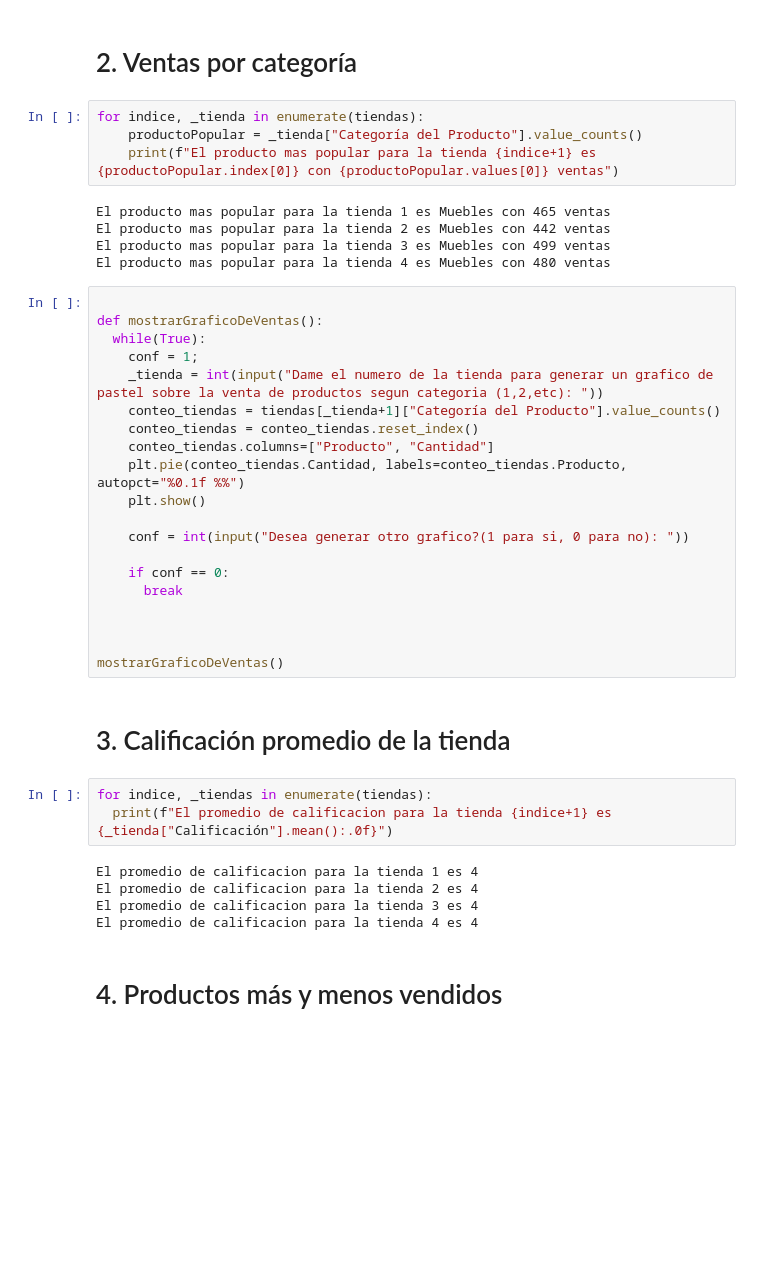
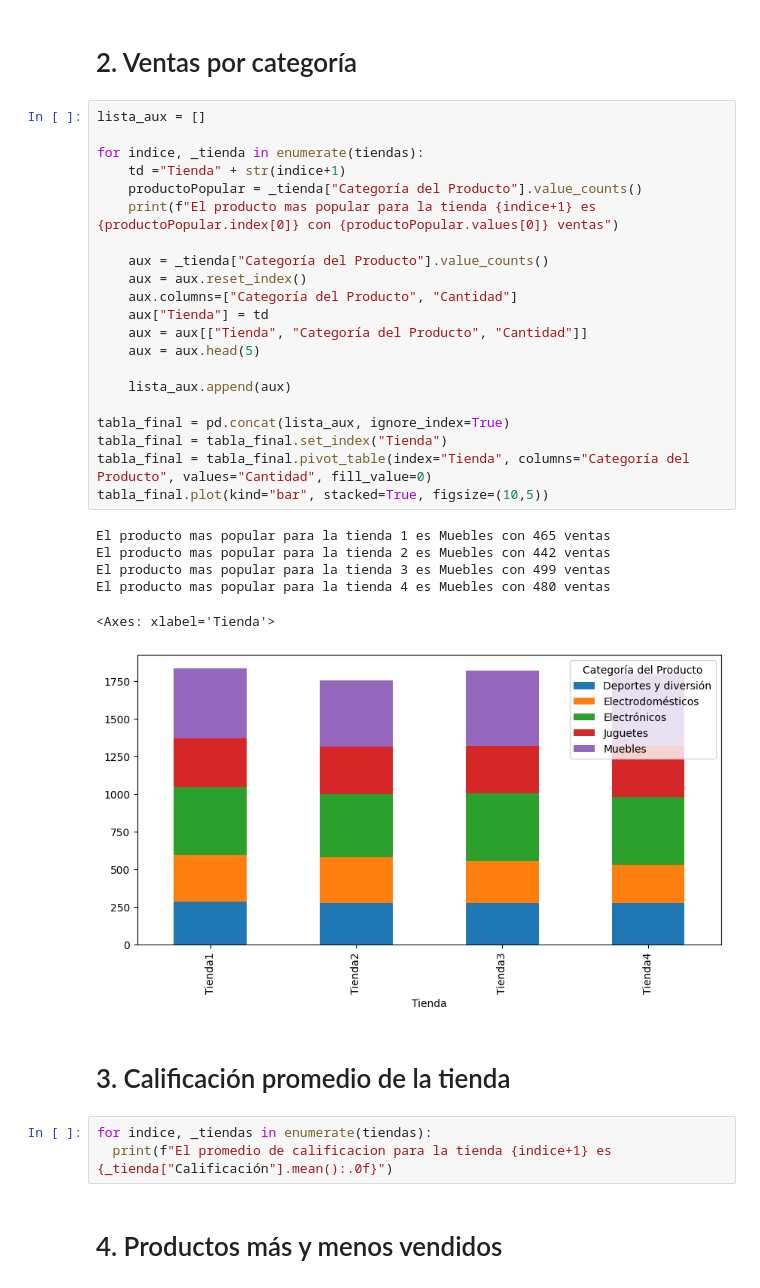
Before and after one commit to RicardoACB/AluraStores, a Jupyter notebook: AluraStoreLatam.ipynb, the cells around one changed output. Saved outputs shown, nothing was run; the diff lists cells and outputs as text; blank space fills up the shorter version.

```diff
--- a/AluraStoreLatam.ipynb
+++ b/AluraStoreLatam.ipynb
@@ -52,44 +52,38 @@ El ingreso total para la tienda Tienda 4 es: 1038375700.00
 # %% [markdown]
 # 2. Ventas por categoría
 # %%
+lista_aux = []
+
 for indice, _tienda in enumerate(tiendas):
+    td ="Tienda" + str(indice+1)
     productoPopular = _tienda["Categoría del Producto"].value_counts()
     print(f"El producto mas popular para la tienda {indice+1} es {productoPopular.index[0]} con {productoPopular.values[0]} ventas")
+
+    aux = _tienda["Categoría del Producto"].value_counts()
+    aux = aux.reset_index()
+    aux.columns=["Categoría del Producto", "Cantidad"]
+    aux["Tienda"] = td
+    aux = aux[["Tienda", "Categoría del Producto", "Cantidad"]]
+    aux = aux.head(5)
+
+    lista_aux.append(aux)
+
+tabla_final = pd.concat(lista_aux, ignore_index=True)
+tabla_final = tabla_final.set_index("Tienda")
+tabla_final = tabla_final.pivot_table(index="Tienda", columns="Categoría del Producto", values="Cantidad", fill_value=0)
+tabla_final.plot(kind="bar", stacked=True, figsize=(10,5))
 # %% [output]
 El producto mas popular para la tienda 1 es Muebles con 465 ventas
 El producto mas popular para la tienda 2 es Muebles con 442 ventas
 El producto mas popular para la tienda 3 es Muebles con 499 ventas
 El producto mas popular para la tienda 4 es Muebles con 480 ventas
+<Axes: xlabel='Tienda'>
+[figure, added]
-# %%
-
-def mostrarGraficoDeVentas():
-  while(True):
-    conf = 1;
-    _tienda = int(input("Dame el numero de la tienda para generar un grafico de pastel sobre la venta de productos segun categoria (1,2,etc): "))
-    conteo_tiendas = tiendas[_tienda+1]["Categoría del Producto"].value_counts()
-    conteo_tiendas = conteo_tiendas.reset_index()
-    conteo_tiendas.columns=["Producto", "Cantidad"]
-    plt.pie(conteo_tiendas.Cantidad, labels=conteo_tiendas.Producto, autopct="%0.1f %%")
-    plt.show()
-
-    conf = int(input("Desea generar otro grafico?(1 para si, 0 para no): "))
-
-    if conf == 0:
-      break
-
-
-
-mostrarGraficoDeVentas()
 # %% [markdown]
 # 3. Calificación promedio de la tienda
 # %%
 for indice, _tiendas in enumerate(tiendas):
   print(f"El promedio de calificacion para la tienda {indice+1} es {_tienda["Calificación"].mean():.0f}")
-# %% [output]
-El promedio de calificacion para la tienda 1 es 4
-El promedio de calificacion para la tienda 2 es 4
-El promedio de calificacion para la tienda 3 es 4
-El promedio de calificacion para la tienda 4 es 4
 # %% [markdown]
 # 4. Productos más y menos vendidos
 # %%
```
Also changed, not shown: parts of 3 cells of this notebook.
